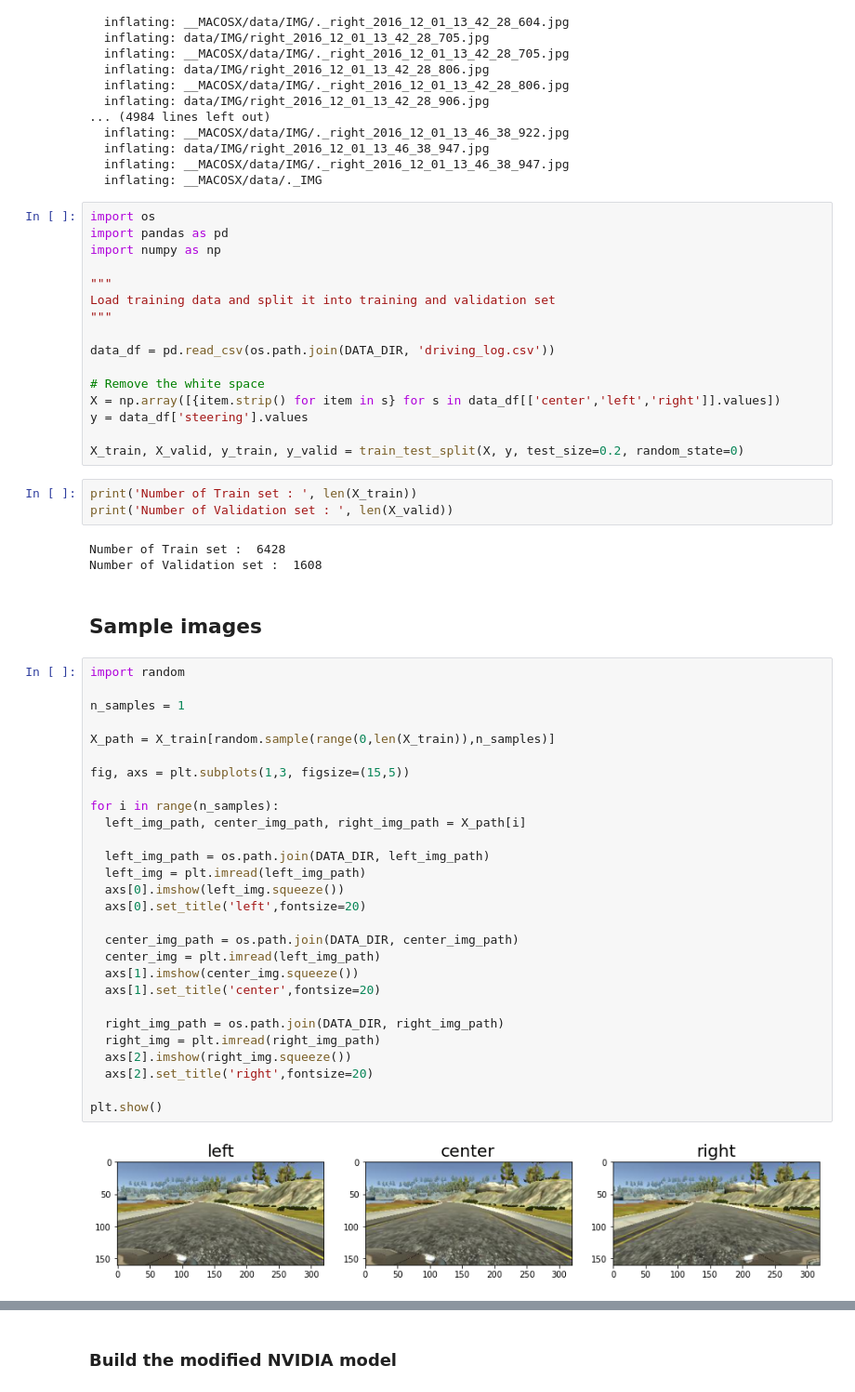
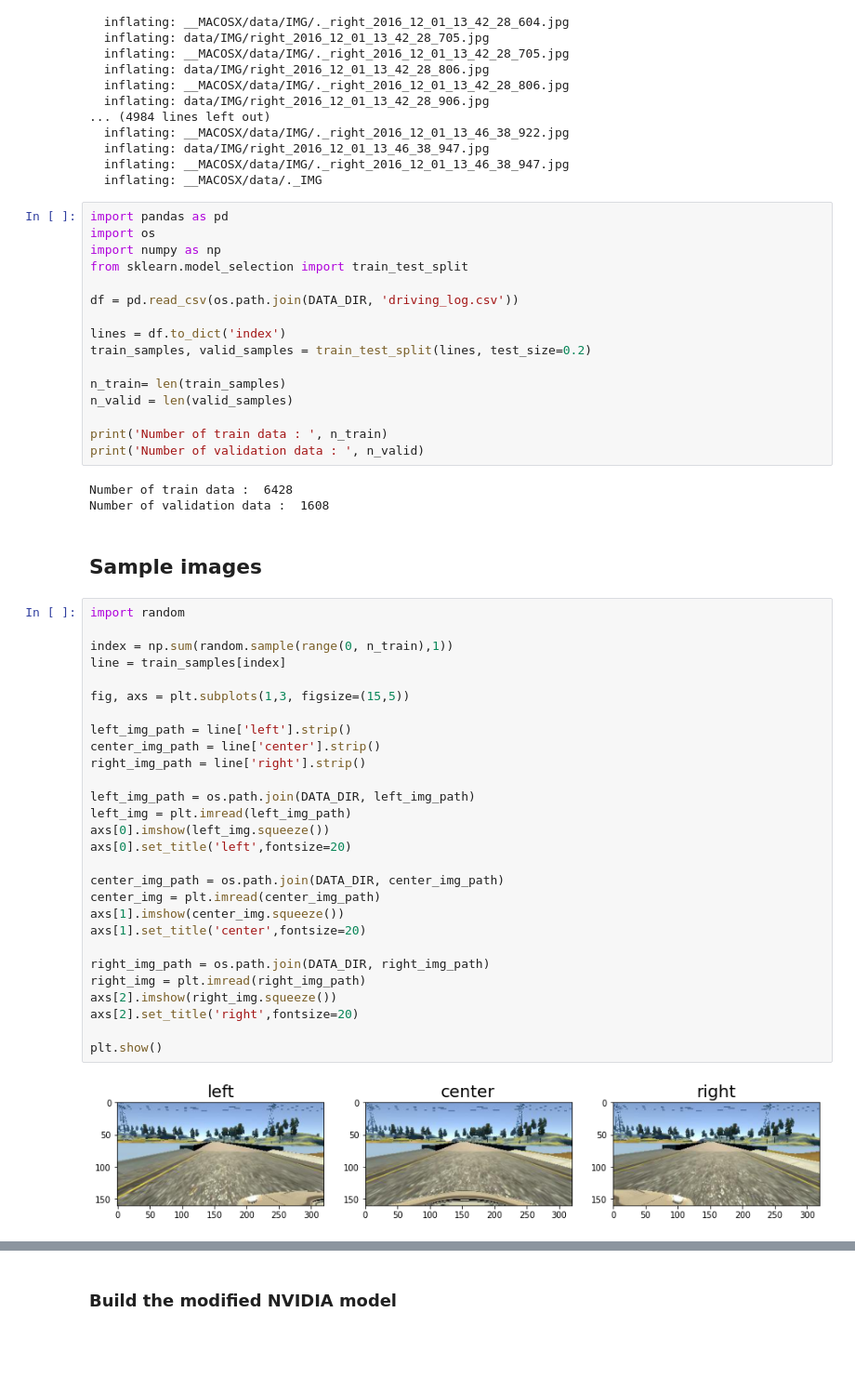
Before and after one commit to JeonghwaLee-TwinDAD/Behavioral-Cloning, a Jupyter notebook: model.ipynb, the cells around one changed output, grey strips where cells are left out. Shown at 93% size. Saved outputs shown, nothing was run; the diff lists cells and outputs as text; blank space fills up the shorter version.

```diff
--- a/model.ipynb
+++ b/model.ipynb
@@ -51,57 +34,54 @@ Streaming output truncated to the last 5000 lines.
   inflating: data/IMG/right_2016_12_01_13_46_38_947.jpg
   inflating: __MACOSX/data/IMG/._right_2016_12_01_13_46_38_947.jpg
   inflating: __MACOSX/data/._IMG
-# %%
-import os
-import pandas as pd
-import numpy as np
-
-"""
-Load training data and split it into training and validation set
-"""
-
-data_df = pd.read_csv(os.path.join(DATA_DIR, 'driving_log.csv'))
-
-# Remove the white space
-X = np.array([{item.strip() for item in s} for s in data_df[['center','left','right']].values])
-y = data_df['steering'].values
-
-X_train, X_valid, y_train, y_valid = train_test_split(X, y, test_size=0.2, random_state=0)
-# %%
-print('Number of Train set : ', len(X_train))
-print('Number of Validation set : ', len(X_valid))
-# %% [output]
-Number of Train set :  6428
-Number of Validation set :  1608
+# %%
+import pandas as pd
+import os
+import numpy as np
+from sklearn.model_selection import train_test_split
+
+df = pd.read_csv(os.path.join(DATA_DIR, 'driving_log.csv'))
+
+lines = df.to_dict('index')
+train_samples, valid_samples = train_test_split(lines, test_size=0.2)
+
+n_train= len(train_samples)
+n_valid = len(valid_samples)
+
+print('Number of train data : ', n_train)
+print('Number of validation data : ', n_valid)
+# %% [output]
+Number of train data :  6428
+Number of validation data :  1608
 # %% [markdown]
 ## Sample images
 # %%
 import random
 
-n_samples = 1
-
-X_path = X_train[random.sample(range(0,len(X_train)),n_samples)]
+index = np.sum(random.sample(range(0, n_train),1))
+line = train_samples[index]
 
 fig, axs = plt.subplots(1,3, figsize=(15,5))
 
-for i in range(n_samples):
-  left_img_path, center_img_path, right_img_path = X_path[i]
+left_img_path = line['left'].strip()
+center_img_path = line['center'].strip()
+right_img_path = line['right'].strip()
 
-  left_img_path = os.path.join(DATA_DIR, left_img_path)
-  left_img = plt.imread(left_img_path)
-  axs[0].imshow(left_img.squeeze())
-  axs[0].set_title('left',fontsize=20)
+left_img_path = os.path.join(DATA_DIR, left_img_path)
+left_img = plt.imread(left_img_path)
+axs[0].imshow(left_img.squeeze())
+axs[0].set_title('left',fontsize=20)
 
-  center_img_path = os.path.join(DATA_DIR, center_img_path)
-  center_img = plt.imread(left_img_path)
-  axs[1].imshow(center_img.squeeze())
-  axs[1].set_title('center',fontsize=20)
+center_img_path = os.path.join(DATA_DIR, center_img_path)
+center_img = plt.imread(center_img_path)
+axs[1].imshow(center_img.squeeze())
+axs[1].set_title('center',fontsize=20)
 
-  right_img_path = os.path.join(DATA_DIR, right_img_path)
-  right_img = plt.imread(right_img_path)
-  axs[2].imshow(right_img.squeeze())
-  axs[2].set_title('right',fontsize=20)
+right_img_path = os.path.join(DATA_DIR, right_img_path)
+right_img = plt.imread(right_img_path)
+axs[2].imshow(right_img.squeeze())
+axs[2].set_title('right',fontsize=20)
 
 plt.show()
 # %% [output]
-[figure, old version]
+[figure, new version]
```
Also changed, not shown: parts of 19 cells of this notebook.
